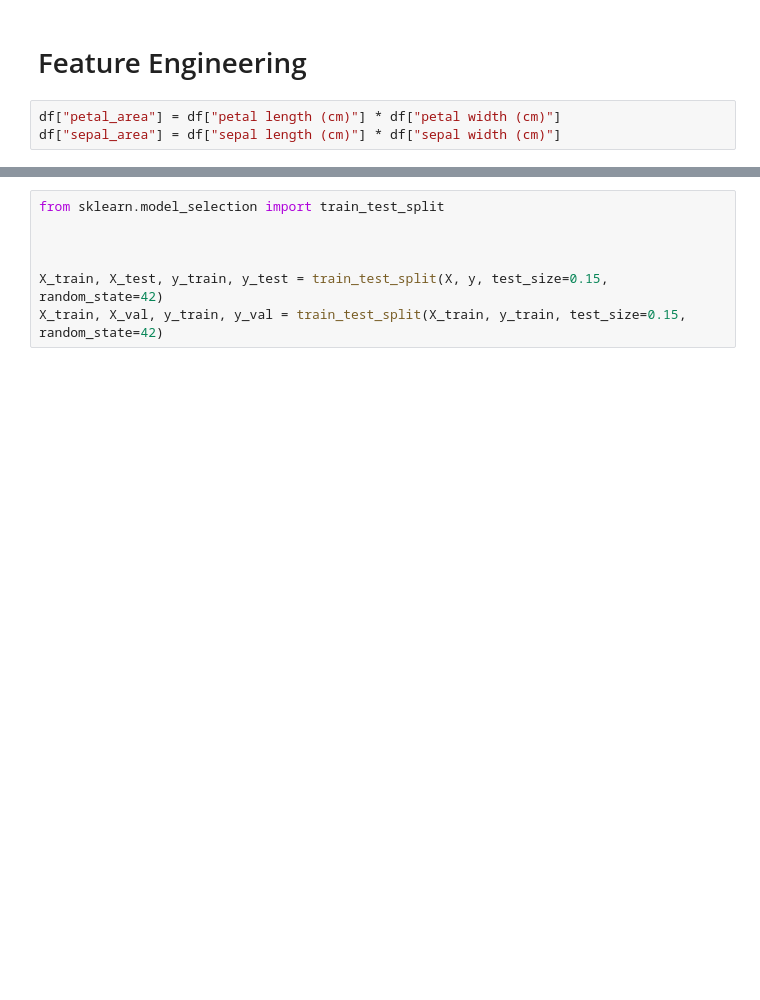
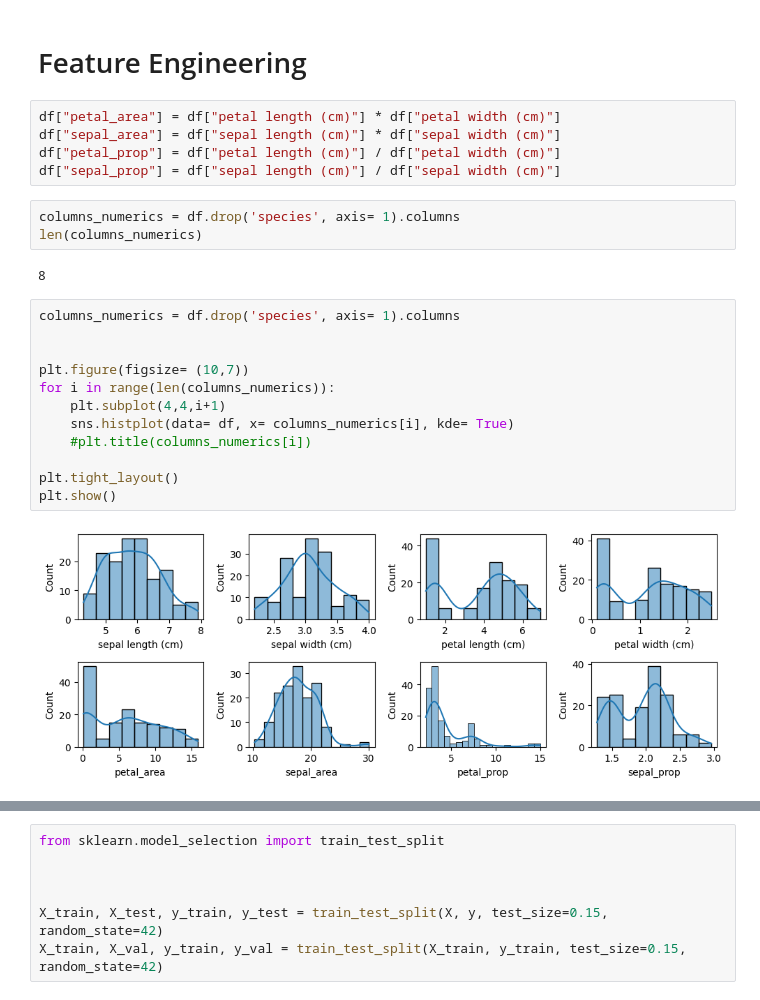
Before and after one commit to Bruno-Dezorzi/Iniciacao_Cientifica_ML_Classificao, a Jupyter notebook: notebook.ipynb, the cells around one changed output, grey strips where cells are left out. Saved outputs shown, nothing was run; the diff lists cells and outputs as text; blank space fills up the shorter version.

```diff
--- a/notebook.ipynb
+++ b/notebook.ipynb
@@ -174,3 +179,24 @@ plt.show()
 # %%
 df["petal_area"] = df["petal length (cm)"] * df["petal width (cm)"]
 df["sepal_area"] = df["sepal length (cm)"] * df["sepal width (cm)"]
+df["petal_prop"] = df["petal length (cm)"] / df["petal width (cm)"]
+df["sepal_prop"] = df["sepal length (cm)"] / df["sepal width (cm)"]
+# %%
+columns_numerics = df.drop('species', axis= 1).columns
+len(columns_numerics)
+# %% [output]
+8
+# %%
+columns_numerics = df.drop('species', axis= 1).columns
+
+
+plt.figure(figsize= (10,7))
+for i in range(len(columns_numerics)):
+    plt.subplot(4,4,i+1)
+    sns.histplot(data= df, x= columns_numerics[i], kde= True)
+    #plt.title(columns_numerics[i])
+
+plt.tight_layout()
+plt.show()
+# %% [output]
+[figure, added]
```
Also changed, not shown: parts of 15 cells of this notebook, 5 other files.
